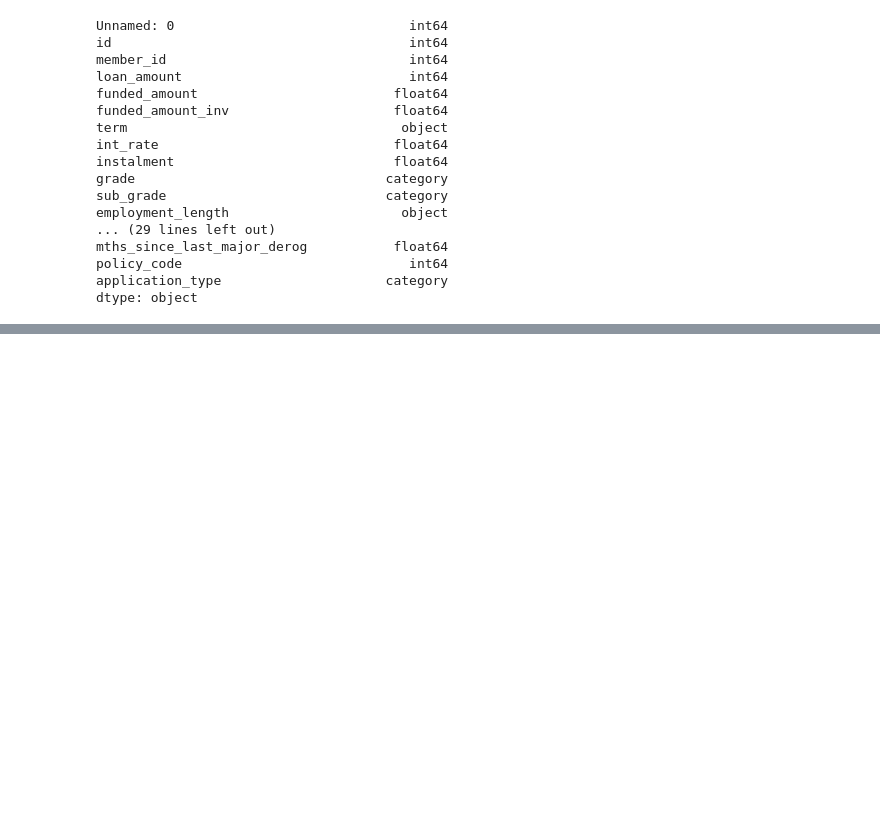
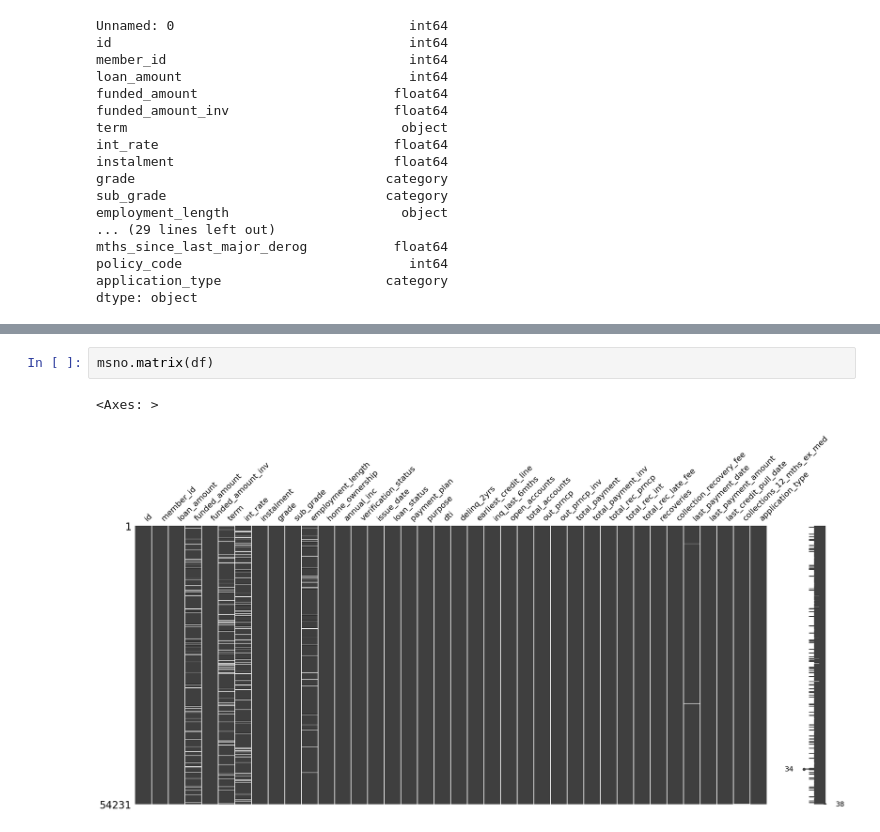
Before and after one commit to smznahid/exploratory-data-analysis---customer-loans-in-finance407, a Jupyter notebook: analysis.ipynb, the cells around one changed output, grey strips where cells are left out. Cells and saved outputs as stored; diff of their text form; blank space fills up the shorter version.

```diff
--- a/analysis.ipynb
+++ b/analysis.ipynb
@@ -116,0 +139,5 @@ The policy_code column is just filled with 1, thus we can safely drop this colum
+# %%
+msno.matrix(df)
+# %% [output]
+<Axes: >
+[figure, added]
```
Also changed, not shown: parts of 16 cells of this notebook.
